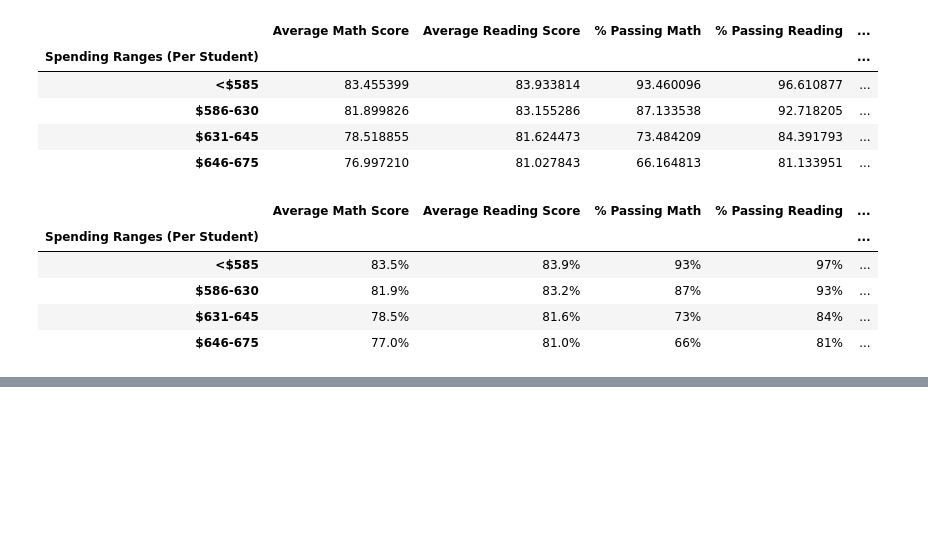
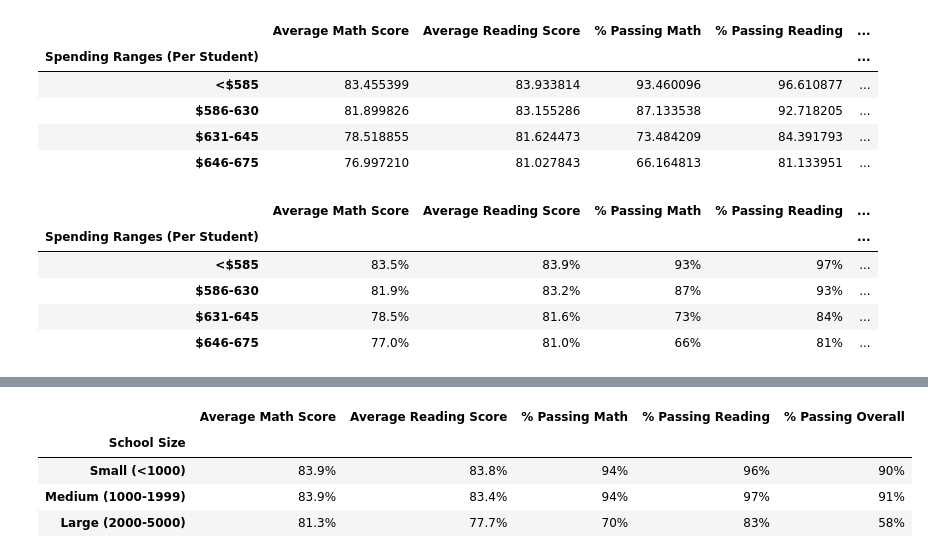
Before and after one commit to sdguerrette/School_District_Analysis, a Jupyter notebook: PyCitySchools.ipynb, the cells around one changed output, grey strips where cells are left out. Saved outputs shown, nothing was run; the diff lists cells and outputs as text; code cells hidden in the pictures; blank space fills up the shorter version.

```diff
--- a/PyCitySchools.ipynb
+++ b/PyCitySchools.ipynb
@@ -889,0 +938,14 @@ spending_summary_df
+# %%
+#format
+size_summary_df["Average Math Score"] = size_summary_df["Average Math Score"].map("{:.1f}%".format)
+size_summary_df["Average Reading Score"] = size_summary_df["Average Reading Score"].map("{:.1f}%".format)
+size_summary_df["% Passing Math"] = size_summary_df["% Passing Math"].map("{:.0f}%".format)
+size_summary_df["% Passing Reading"] = size_summary_df["% Passing Reading"].map("{:.0f}%".format)
+size_summary_df["% Passing Overall"] = size_summary_df["% Passing Overall"].map("{:.0f}%".format)
+size_summary_df
+# %% [output]
+|  | Average Math Score | Average Reading Score | % Passing Math | % Passing Reading | % Passing Overall |
+| School Size |  |  |  |  |  |
+| Small (<1000) | 83.9% | 83.8% | 94% | 96% | 90% |
+| Medium (1000-1999) | 83.9% | 83.4% | 94% | 97% | 91% |
+| Large (2000-5000) | 81.3% | 77.7% | 70% | 83% | 58% |
```
Also changed, not shown: parts of 3 cells of this notebook.
